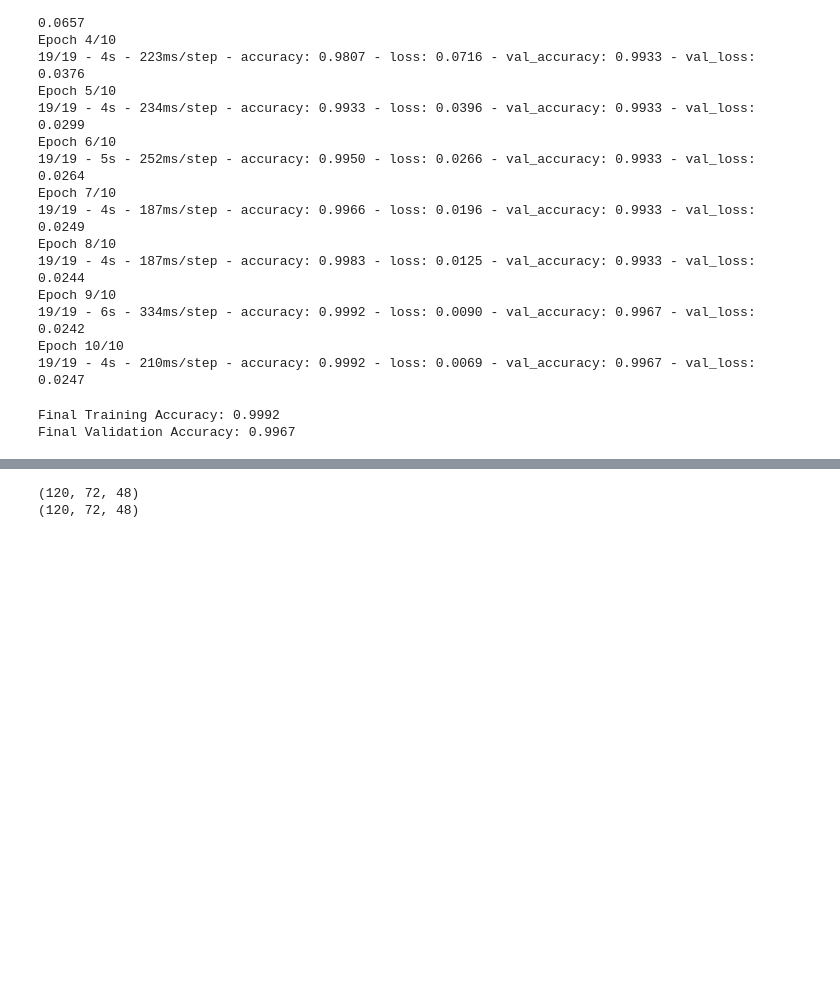
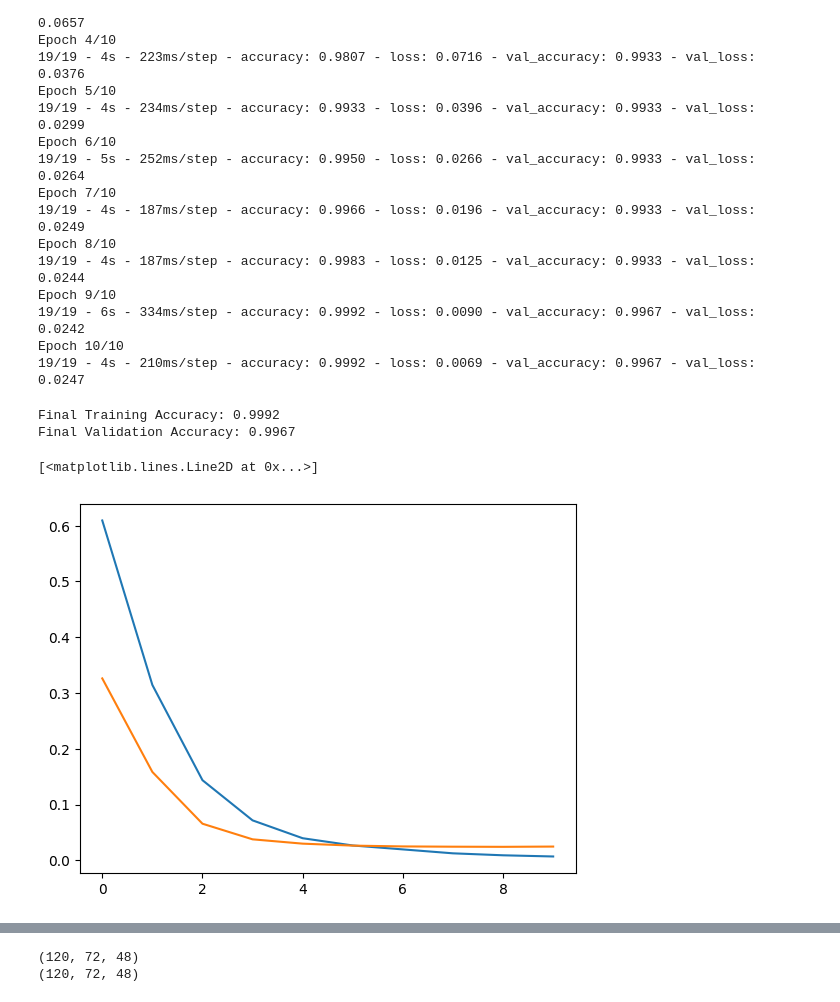
Before and after one commit to SimonParadise/MPA-MLF-Buchta-228812, a Jupyter notebook: MLF_project.ipynb, the cells around one changed output, grey strips where cells are left out. Cells and saved outputs as stored; diff of their text form; code cells hidden in the pictures; blank space fills up the shorter version.

```diff
--- a/MLF_project.ipynb
+++ b/MLF_project.ipynb
@@ -326,3 +326,10 @@ print(f"Final Validation Accuracy: {final_val_acc:.4f}")
 # %% [output]
 Final Training Accuracy: 0.9992
 Final Validation Accuracy: 0.9967
+# %%
+plt.figure()
+plt.plot(history.history['loss'])
+plt.plot(history.history['val_loss'])
+# %% [output]
+[<matplotlib.lines.Line2D at 0x...>]
+[figure, added]
```
Also changed, not shown: parts of 1 cell of this notebook.
